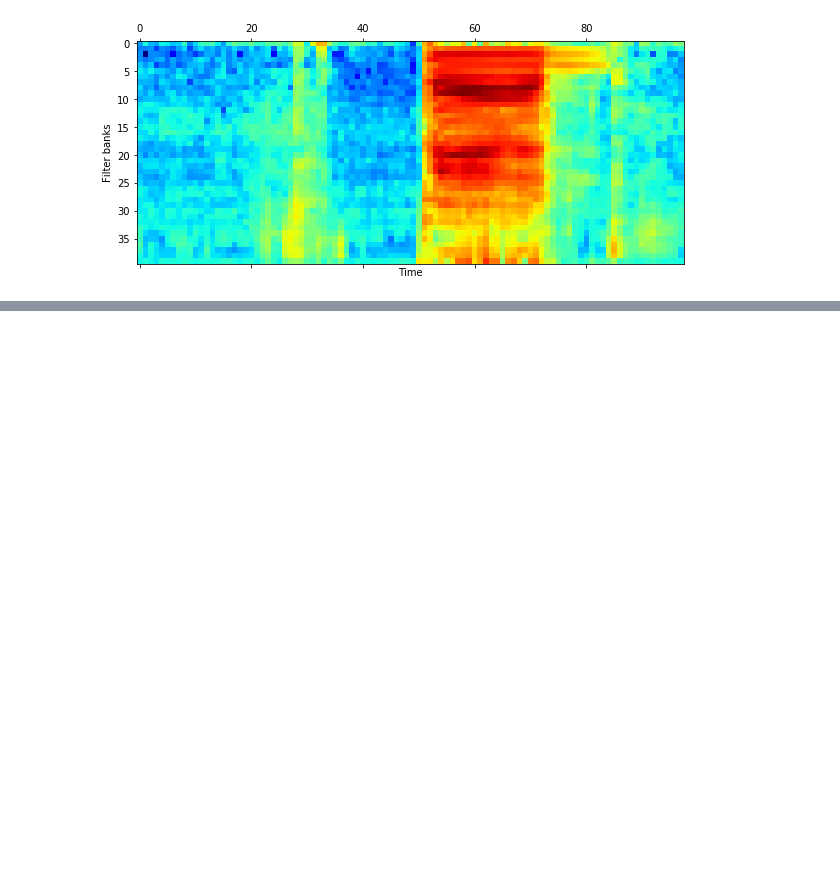
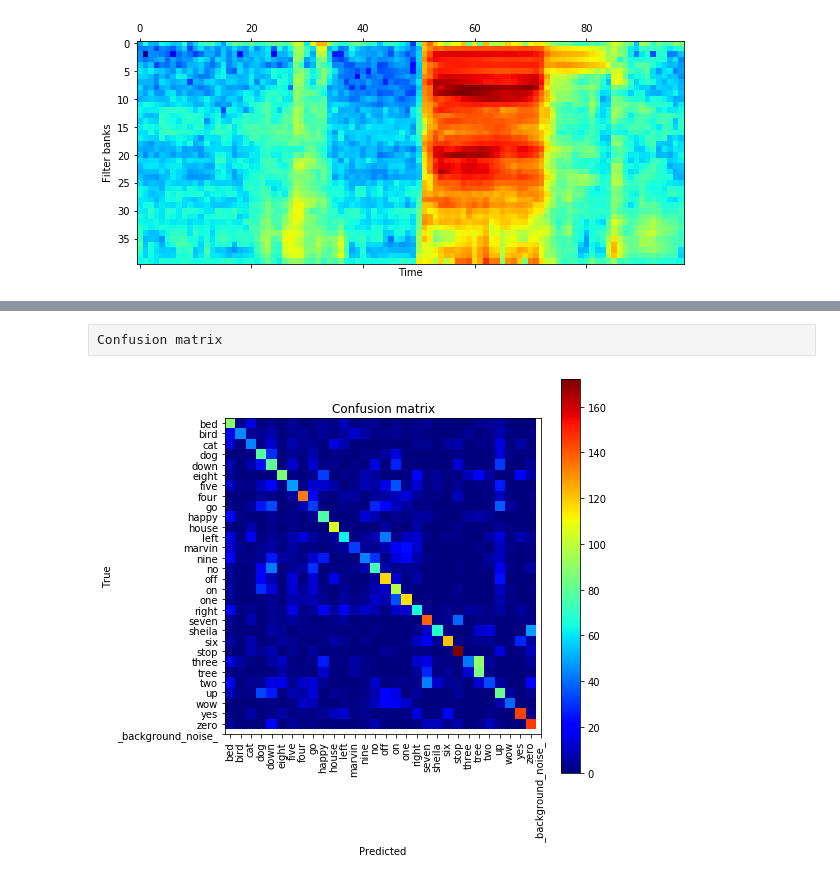
Before and after one commit to Fede5991/HumanDataAnalytics, a Jupyter notebook: Project1.ipynb, the cells around one changed output, grey strips where cells are left out. Saved outputs shown, nothing was run; the diff lists cells and outputs as text; code cells hidden in the pictures; blank space fills up the shorter version.

```diff
--- a/Project1.ipynb
+++ b/Project1.ipynb
@@ -190 +301,29 @@ plt.legend(['2','4','8','16'], loc='upper left')
+# %% [raw]
+Confusion matrix
+# %%
+test_set = test_set.reshape(-1,40,98,1)
+predictions = classifier.predict(test_set)
+new_test_labels = np.zeros(test_labels.shape[0])
+
+for i in range(test_labels.shape[0]):
+    new_test_labels[i]=np.argmax(test_labels[i])
+y_pred = np.zeros(test_labels.shape[0])
+
+for i in range(test_labels.shape[0]):
+    y_pred[i]=np.argmax(predictions[i])
+
+cm = confusion_matrix(y_true=new_test_labels,y_pred=y_pred)
+plt.figure(figsize=(6,6))
+plt.imshow(cm,interpolation='nearest',cmap=plt.cm.jet)
+plt.tight_layout()
+plt.colorbar()
+tick_marks = np.arange(classes)
+plt.xticks(tick_marks,words_name,rotation=90)
+plt.yticks(tick_marks,words_name)
+plt.xlabel('Predicted')
+plt.ylabel('True')
+plt.title('Confusion matrix')
+plt.show()
+# %% [output]
+[figure, added]
 # %%
```
Also changed, not shown: parts of 13 cells of this notebook.
